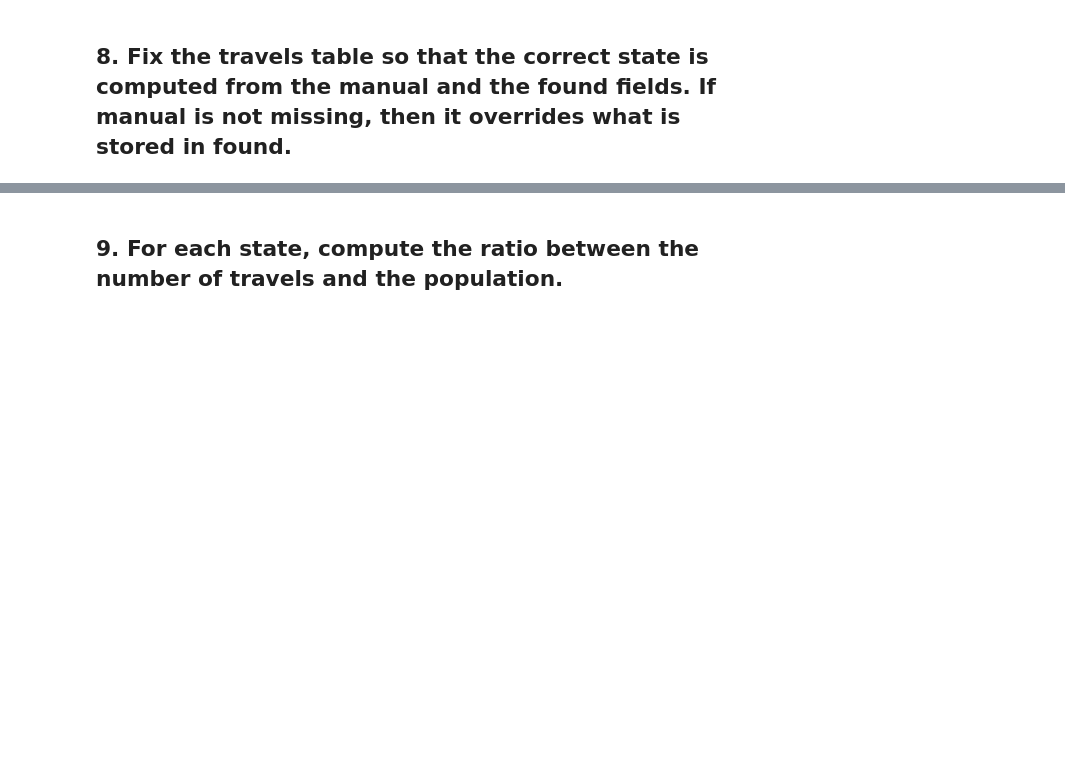
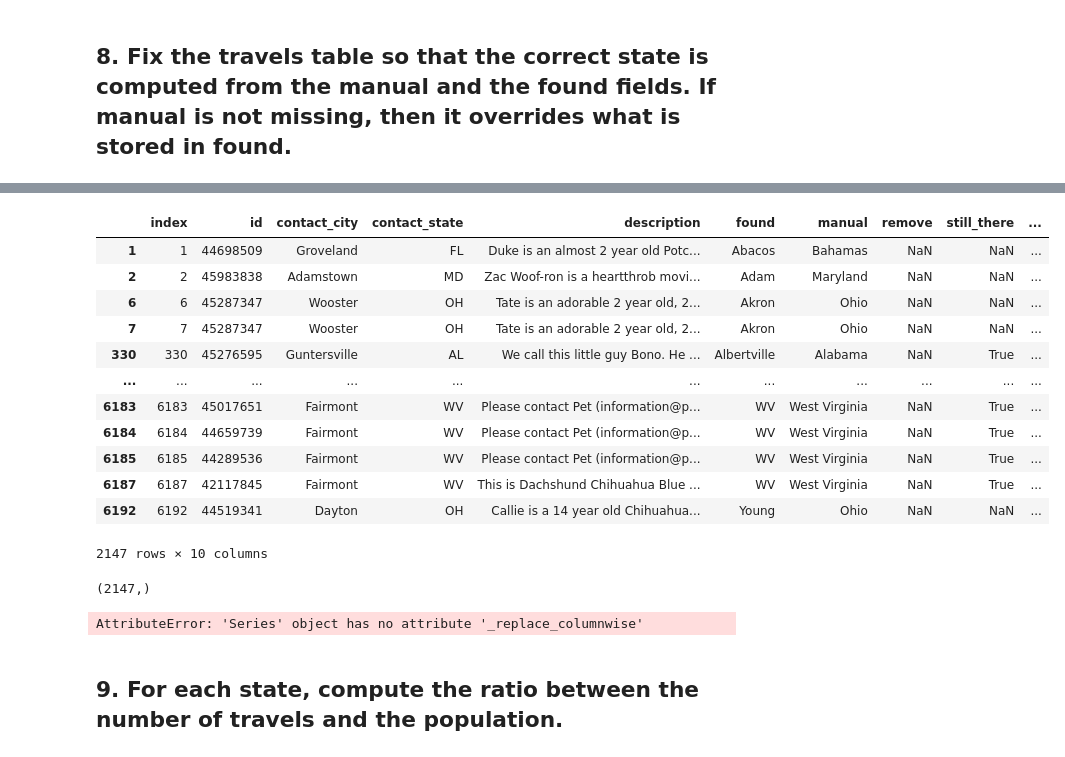
Before and after one commit to mat1218B/ProjectOfComputerScience, a Jupyter notebook: Project-CS_2022.ipynb, the cells around one changed output, grey strips where cells are left out. Cells and saved outputs as stored; diff of their text form; code cells hidden in the pictures; blank space fills up the shorter version.

```diff
--- a/Project-CS_2022.ipynb
+++ b/Project-CS_2022.ipynb
@@ -299,3 +338,29 @@ AgeSize
+# %%
+manual_not_na=dogTravel[dogTravel['manual'].notna()]
+manual_not_na
+# %% [output]
+|  | index | id | contact_city | contact_state | description | found | manual | remove | still_there | ... |
+| 1 | 1 | 44698509 | Groveland | FL | Duke is an almost 2 year old Potc... | Abacos | Bahamas | NaN | NaN | ... |
+| 2 | 2 | 45983838 | Adamstown | MD | Zac Woof-ron is a heartthrob movi... | Adam | Maryland | NaN | NaN | ... |
+| 6 | 6 | 45287347 | Wooster | OH | Tate is an adorable 2 year old, 2... | Akron | Ohio | NaN | NaN | ... |
+| 7 | 7 | 45287347 | Wooster | OH | Tate is an adorable 2 year old, 2... | Akron | Ohio | NaN | NaN | ... |
+| 330 | 330 | 45276595 | Guntersville | AL | We call this little guy Bono. He ... | Albertville | Alabama | NaN | True | ... |
+| ... | ... | ... | ... | ... | ... | ... | ... | ... | ... | ... |
+| 6183 | 6183 | 45017651 | Fairmont | WV | Please contact Pet (information@p... | WV | West Virginia | NaN | True | ... |
+| 6184 | 6184 | 44659739 | Fairmont | WV | Please contact Pet (information@p... | WV | West Virginia | NaN | True | ... |
+| 6185 | 6185 | 44289536 | Fairmont | WV | Please contact Pet (information@p... | WV | West Virginia | NaN | True | ... |
+| 6187 | 6187 | 42117845 | Fairmont | WV | This is Dachshund Chihuahua Blue ... | WV | West Virginia | NaN | True | ... |
+| 6192 | 6192 | 44519341 | Dayton | OH | Callie is a 14 year old Chihuahua... | Young | Ohio | NaN | NaN | ... |
+2147 rows × 10 columns
+# %%
+correct_state=manual_not_na["manual"]
+correct_state.shape
+# %% [output]
+(2147,)
+# %%
+dogTravel["manual"].replace({"NaN":dogTravel["found"]})
+# %% [output]
+AttributeError: 'Series' object has no attribute '_replace_columnwise'
 # %% [markdown]
 ## 9. For each state, compute the ratio between the number of travels and the population.
 # %% [markdown]
```
Also changed, not shown: parts of 3 cells of this notebook.
